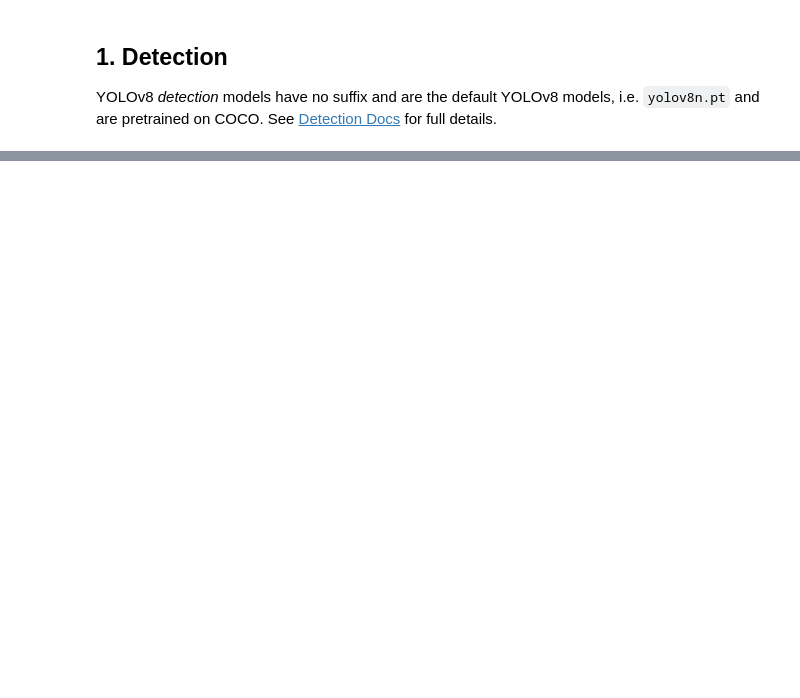
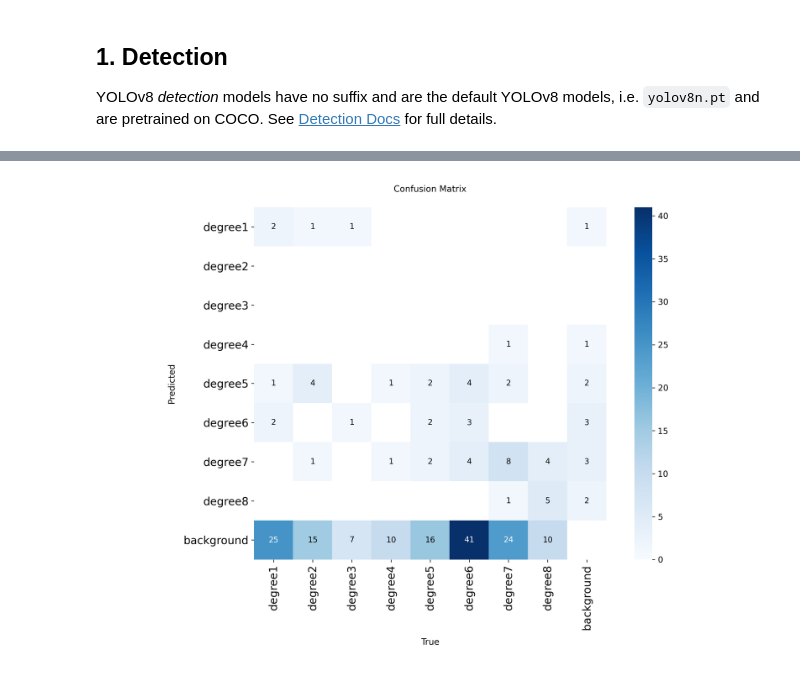
Before and after one commit to Bca72/Computer-Vision-Project-Overview, a Jupyter notebook: Copy_of_YOLOv8_Tutorial.ipynb, the cells around one changed output, grey strips where cells are left out. Cells and saved outputs as stored; diff of their text form; code cells hidden in the pictures; blank space fills up the shorter version.

```diff
--- a/Copy_of_YOLOv8_Tutorial.ipynb
+++ b/Copy_of_YOLOv8_Tutorial.ipynb
@@ -744,0 +305,7 @@ Starting training for 3 epochs...
+# %%
+%matplotlib inline
+from PIL import Image
+
+Image.open('runs/detect/train/confusion_matrix.png')
+# %% [output]
+[figure, added]
```
Also changed, not shown: parts of 15 cells of this notebook.
